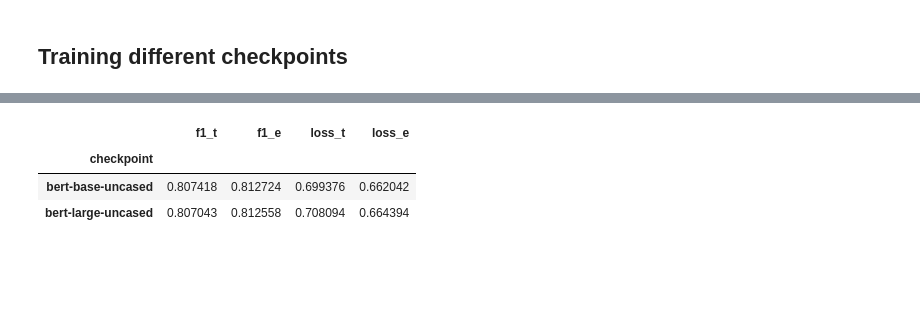
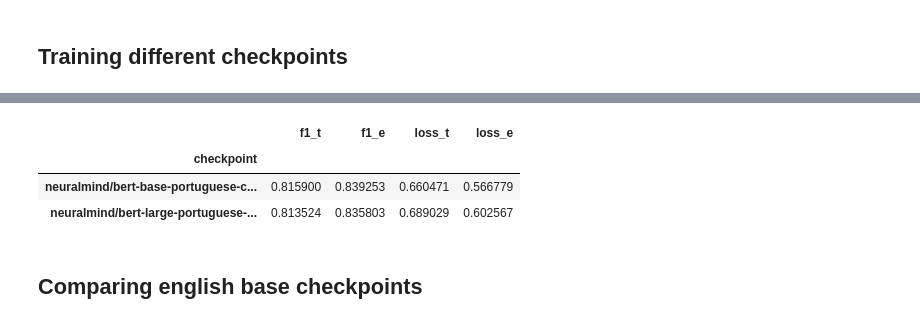
Before and after one commit to caiotda/MAC0499, a Jupyter notebook: model/POCs/checkpoints_comparison.ipynb, the cells around one changed output, grey strips where cells are left out. Cells and saved outputs as stored; diff of their text form; code cells hidden in the pictures; blank space fills up the shorter version.

```diff
--- a/model/POCs/checkpoints_comparison.ipynb
+++ b/model/POCs/checkpoints_comparison.ipynb
@@ -99,14 +99,17 @@ def compare(checkpoints):
         tokenizer = BertTokenizerFast.from_pretrained(checkpoint)
         print("Tokenizer carregado!")
         pytorch_dataset_train = NERDataset(data=dataset['train'], max_len=MAX_LEN, tokenizer=tokenizer)
-        loader = DataLoader(pytorch_dataset_train, batch_size=BATCH_SIZE, shuffle=shuffle)
+        pytorch_dataset_test = NERDataset(data=dataset['test'], max_len=MAX_LEN, tokenizer=tokenizer)
+
+        loader_t = DataLoader(pytorch_dataset_train, batch_size=BATCH_SIZE, shuffle=shuffle)
+        loader_e = DataLoader(pytorch_dataset_test, batch_size=BATCH_SIZE, shuffle=shuffle)
         print("Dataloader carregado!")
 
         model = NERClassifier(n_labels=n_labels, checkpoint=checkpoint)
         optimizer = AdamW(model.parameters(), lr=LEARNING_RATE, correct_bias=False)
-        evaluator = Evaluator(loader, model, device)
+        evaluator = Evaluator(loader_e, model, device)
         tr = Trainner(device,\
-                      loader,\
+                      loader_t,\
                       model,\
                       optimizer,\
                       max_len=MAX_LEN,\
@@ -127,5 +132,5 @@ def compare(checkpoints):
 # %%
 %%time
-df_en_uncased = compare(en_flat[2:])
+df_pt = compare(portuguese_flat)
 # %% [output]
 Progresso: 1/2
@@ -179,2 +184,4 @@ Wall time: 19min 2s
 # %%
-df_en_uncased = pd.DataFrame(df_en_uncased)
+df_pt = pd.DataFrame(df_pt)
+df_pt['checkpoint'] = portuguese_flat
+df_pt = df_pt.set_index('checkpoint')
@@ -184,7 +187,0 @@ df_en_uncased = df_en_uncased.set_index('checkpoint')
-# %%
-df_en_uncased
-# %% [output]
-|  | f1_t | f1_e | loss_t | loss_e |
-| checkpoint |  |  |  |  |
-| bert-base-uncased | 0.807418 | 0.812724 | 0.699376 | 0.662042 |
-| bert-large-uncased | 0.807043 | 0.812558 | 0.708094 | 0.664394 |
@@ -193 +188,8 @@ df_en_uncased.to_csv('checkpoint_en_uncased.csv')
+# %%
+df_pt
+# %% [output]
+|  | f1_t | f1_e | loss_t | loss_e |
+| checkpoint |  |  |  |  |
+| neuralmind/bert-base-portuguese-c... | 0.815900 | 0.839253 | 0.660471 | 0.566779 |
+| neuralmind/bert-large-portuguese-... | 0.813524 | 0.835803 | 0.689029 | 0.602567 |
 # %%
@@ -196,0 +197,2 @@ df_en_cased = pd.read_csv('checkpoint_en_cased.csv')
+# %% [markdown]
+## Comparing english **base** checkpoints
```
Also changed, not shown: parts of 30 cells of this notebook, 1 other file.
